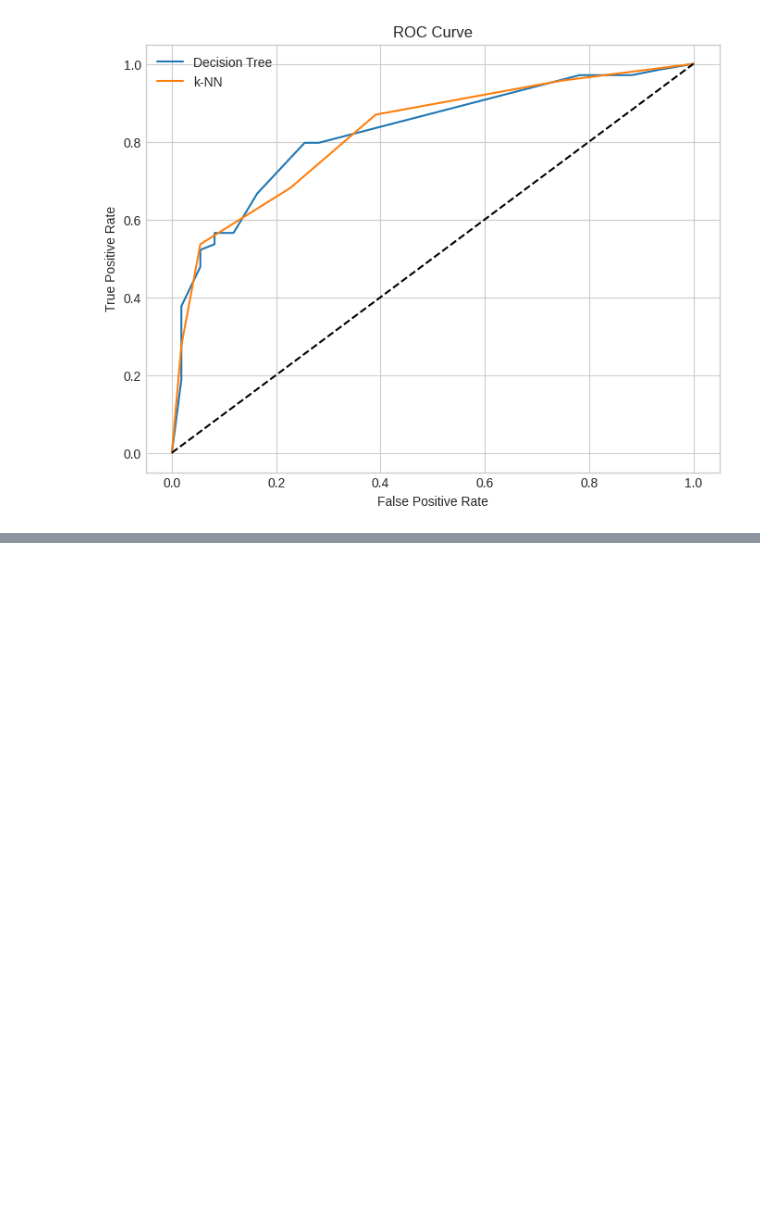
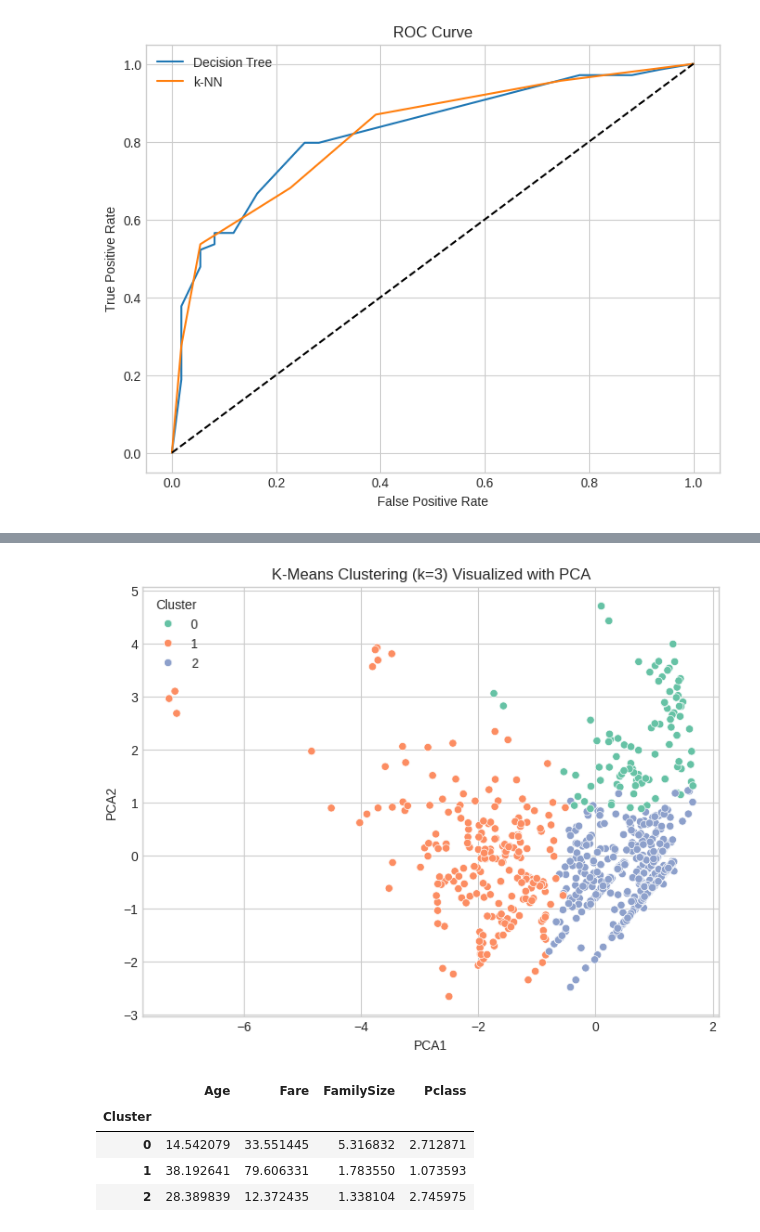
Before and after one commit to sbhandari30903/MSCS_634_ProjectDeliverable_1, a Jupyter notebook: Residency_Project.ipynb, the cells around one changed output, grey strips where cells are left out. Saved outputs shown, nothing was run; the diff lists cells and outputs as text; code cells hidden in the pictures; blank space fills up the shorter version.

```diff
--- a/Residency_Project.ipynb
+++ b/Residency_Project.ipynb
@@ -542,0 +583,24 @@ k-NN - Accuracy: 0.7374, F1 Score: 0.6667
+# %%
+# Reduce to 2D for visualization
+pca = PCA(n_components=2)
+X_pca = pca.fit_transform(X_transformed)
+
+# Add PCA coordinates to df
+df_clusters['PCA1'] = X_pca[:, 0]
+df_clusters['PCA2'] = X_pca[:, 1]
+
+# Plot
+plt.figure(figsize=(8, 6))
+sns.scatterplot(data=df_clusters, x='PCA1', y='PCA2', hue='Cluster', palette='Set2')
+plt.title("K-Means Clustering (k=3) Visualized with PCA")
+plt.show()
+
+# Group summary
+df_clusters.groupby('Cluster')[['Age', 'Fare', 'FamilySize', 'Pclass']].mean()
+# %% [output]
+[figure, added]
+|  | Age | Fare | FamilySize | Pclass |
+| Cluster |  |  |  |  |
+| 0 | 14.542079 | 33.551445 | 5.316832 | 2.712871 |
+| 1 | 38.192641 | 79.606331 | 1.783550 | 1.073593 |
+| 2 | 28.389839 | 12.372435 | 1.338104 | 2.745975 |
```
Also changed, not shown: parts of 5 cells of this notebook.
